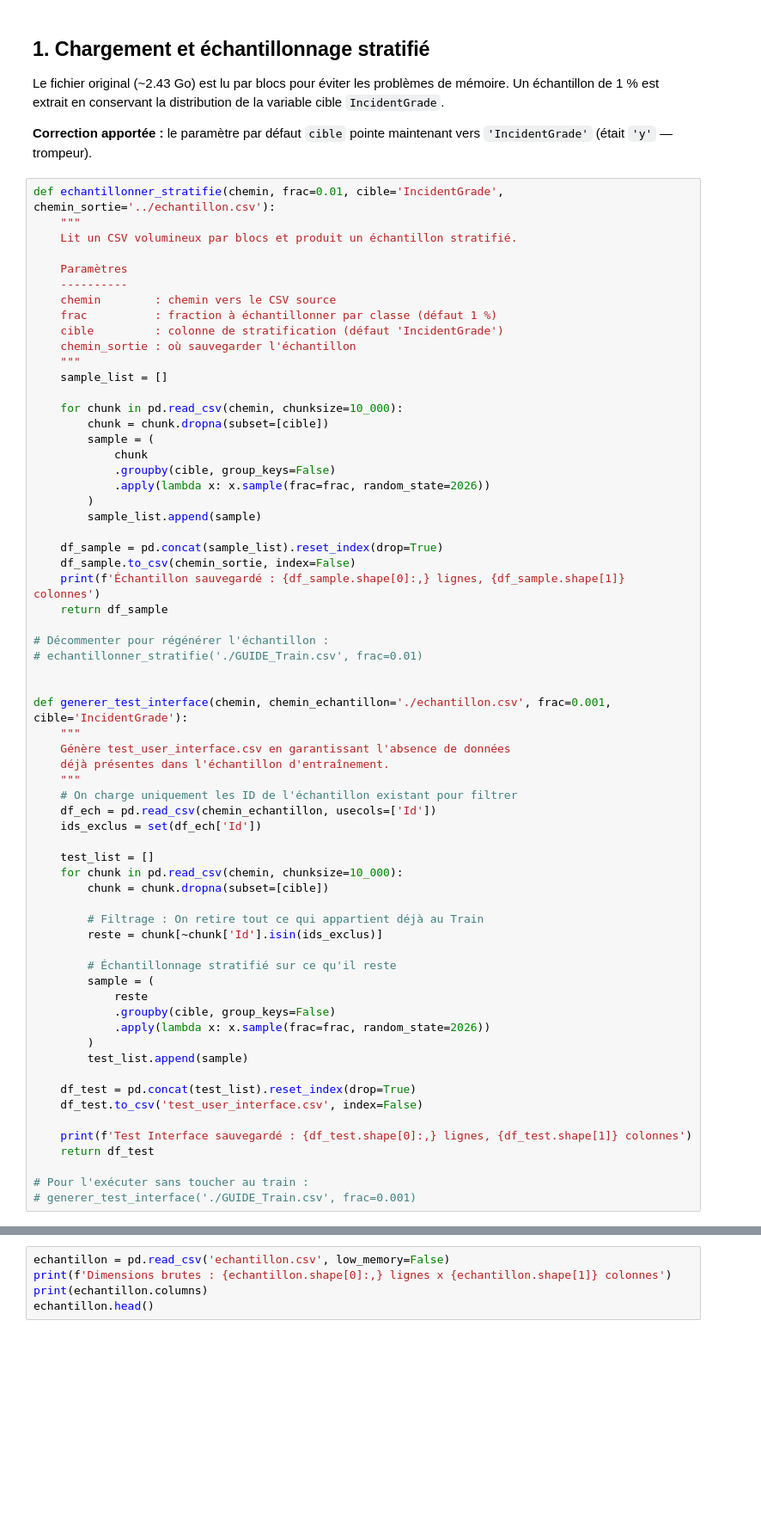
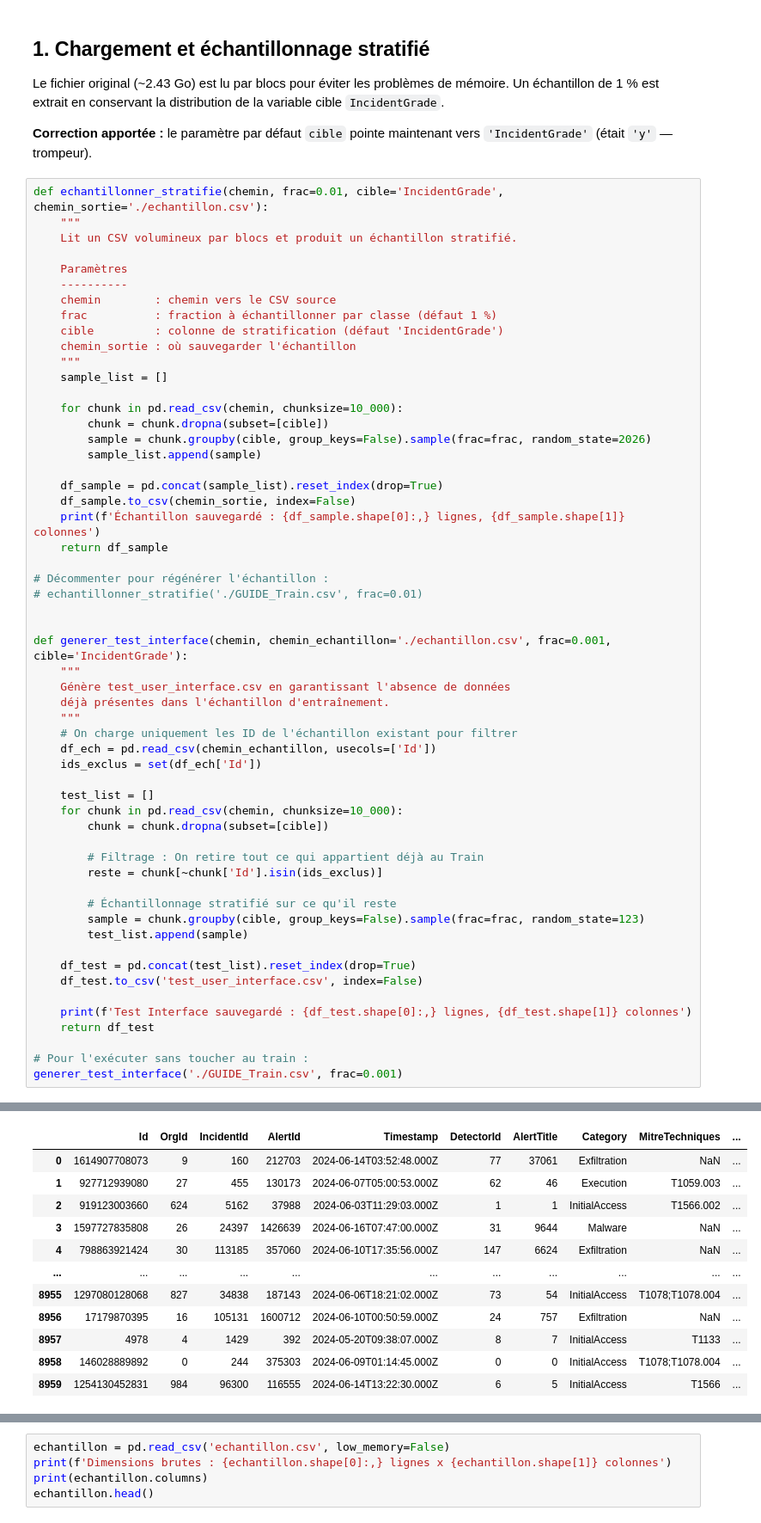
Before and after one commit to wilsdefots/projet-forage-des-donn-es, a Jupyter notebook: notebook.ipynb, the cells around one changed output, grey strips where cells are left out. Shown at 86% size. Cells and saved outputs as stored; diff of their text form; blank space fills up the shorter version.

Commit message:
docs: finalize data preparation pipeline and stratified sampling in notebook

```diff
--- a/notebook.ipynb
+++ b/notebook.ipynb
@@ -42,7 +42,7 @@ Un échantillon de 1 % est extrait en conservant la distribution de la variable
 
 **Correction apportée :** le paramètre par défaut `cible` pointe maintenant vers `'IncidentGrade'` (était `'y'` — trompeur).
 # %%
-def echantillonner_stratifie(chemin, frac=0.01, cible='IncidentGrade', chemin_sortie='../echantillon.csv'):
+def echantillonner_stratifie(chemin, frac=0.01, cible='IncidentGrade', chemin_sortie='./echantillon.csv'):
     """
     Lit un CSV volumineux par blocs et produit un échantillon stratifié.
 
@@ -57,11 +57,7 @@ def echantillonner_stratifie(chemin, frac=0.01, cible='IncidentGrade', chemin_so
 
     for chunk in pd.read_csv(chemin, chunksize=10_000):
         chunk = chunk.dropna(subset=[cible])
-        sample = (
-            chunk
-            .groupby(cible, group_keys=False)
-            .apply(lambda x: x.sample(frac=frac, random_state=2026))
-        )
+        sample = chunk.groupby(cible, group_keys=False).sample(frac=frac, random_state=2026)
         sample_list.append(sample)
 
     df_sample = pd.concat(sample_list).reset_index(drop=True)
@@ -90,11 +86,7 @@ def generer_test_interface(chemin, chemin_echantillon='./echantillon.csv', frac=
         reste = chunk[~chunk['Id'].isin(ids_exclus)]
 
         # Échantillonnage stratifié sur ce qu'il reste
-        sample = (
-            reste
-            .groupby(cible, group_keys=False)
-            .apply(lambda x: x.sample(frac=frac, random_state=2026))
-        )
+        sample = chunk.groupby(cible, group_keys=False).sample(frac=frac, random_state=123)
         test_list.append(sample)
 
     df_test = pd.concat(test_list).reset_index(drop=True)
@@ -104,5 +96,5 @@ def generer_test_interface(chemin, chemin_echantillon='./echantillon.csv', frac=
     return df_test
 
 # Pour l'exécuter sans toucher au train :
-# generer_test_interface('./GUIDE_Train.csv', frac=0.001)
+generer_test_interface('./GUIDE_Train.csv', frac=0.001)
 # %% [output]
@@ -109,0 +102,12 @@ def generer_test_interface(chemin, chemin_echantillon='./echantillon.csv', frac=
+|  | Id | OrgId | IncidentId | AlertId | Timestamp | DetectorId | AlertTitle | Category | MitreTechniques | ... |
+| 0 | 1614907708073 | 9 | 160 | 212703 | 2024-06-14T03:52:48.000Z | 77 | 37061 | Exfiltration | NaN | ... |
+| 1 | 927712939080 | 27 | 455 | 130173 | 2024-06-07T05:00:53.000Z | 62 | 46 | Execution | T1059.003 | ... |
+| 2 | 919123003660 | 624 | 5162 | 37988 | 2024-06-03T11:29:03.000Z | 1 | 1 | InitialAccess | T1566.002 | ... |
+| 3 | 1597727835808 | 26 | 24397 | 1426639 | 2024-06-16T07:47:00.000Z | 31 | 9644 | Malware | NaN | ... |
+| 4 | 798863921424 | 30 | 113185 | 357060 | 2024-06-10T17:35:56.000Z | 147 | 6624 | Exfiltration | NaN | ... |
+| ... | ... | ... | ... | ... | ... | ... | ... | ... | ... | ... |
+| 8955 | 1297080128068 | 827 | 34838 | 187143 | 2024-06-06T18:21:02.000Z | 73 | 54 | InitialAccess | T1078;T1078.004 | ... |
+| 8956 | 17179870395 | 16 | 105131 | 1600712 | 2024-06-10T00:50:59.000Z | 24 | 757 | Exfiltration | NaN | ... |
+| 8957 | 4978 | 4 | 1429 | 392 | 2024-05-20T09:38:07.000Z | 8 | 7 | InitialAccess | T1133 | ... |
+| 8958 | 146028889892 | 0 | 244 | 375303 | 2024-06-09T01:14:45.000Z | 0 | 0 | InitialAccess | T1078;T1078.004 | ... |
+| 8959 | 1254130452831 | 984 | 96300 | 116555 | 2024-06-14T13:22:30.000Z | 6 | 5 | InitialAccess | T1566 | ... |
```
Also changed, not shown: parts of 1 cell of this notebook.
